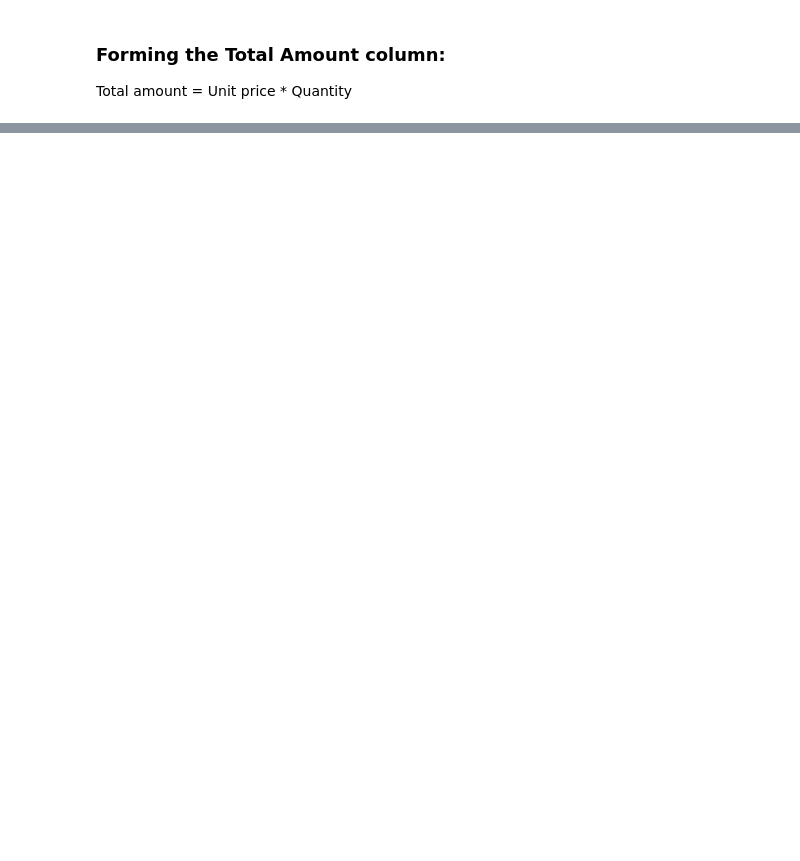
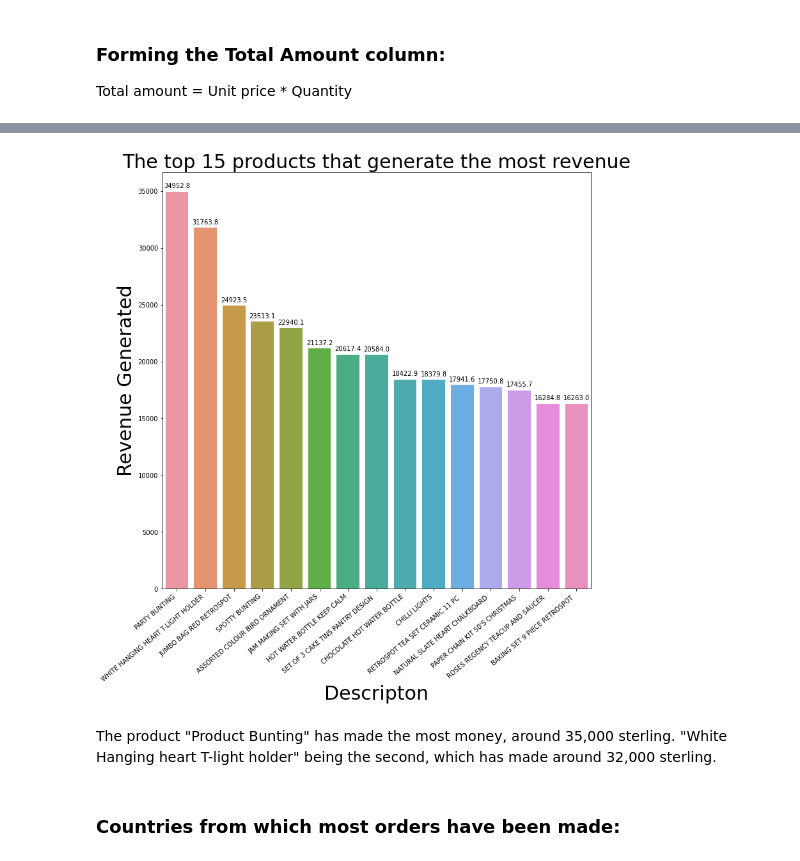
Before and after one commit to Syed-Adnan-S/Online-Retail-Customer-Segmentation, a Jupyter notebook: Online_Retail_Customer_Segmentation_Capstone_Project.ipynb, the cells around one changed output, grey strips where cells are left out. Saved outputs shown, nothing was run; the diff lists cells and outputs as text; code cells hidden in the pictures; blank space fills up the shorter version.

```diff
--- a/Online_Retail_Customer_Segmentation_Capstone_Project.ipynb
+++ b/Online_Retail_Customer_Segmentation_Capstone_Project.ipynb
@@ -337,0 +443,3 @@ Total amount = Unit price * Quantity
+# %%
+top_15_pro_money = cs_df.groupby('Description')['total_amount'].sum().reset_index().sort_values(by='total_amount',ascending=False)[0:15]
+top_15_pro_money
@@ -337,0 +463,21 @@ Total amount = Unit price * Quantity
+# %%
+#Plotting the dataframe for the products with most quantity ordered
+plt.figure(figsize=(12,12))
+ax = sns.barplot(data=top_15_pro_money,x='Description',y='total_amount')
+for a in ax.patches:
+    ax.annotate(format(a.get_height(), '.1f'),
+                   (a.get_x() + a.get_width() / 2., a.get_height()),
+                   ha = 'center', va = 'center',
+                   xytext = (0, 9),
+                   textcoords = 'offset points')
+ax.set_xticklabels(ax.get_xticklabels(),rotation=40,ha='right')
+plt.title("The top 15 products that generate the most revenue",size=30)
+plt.xlabel('Descripton',size=30)
+plt.ylabel('Revenue Generated',size=30)
+plt.show()
+# %% [output]
+[figure, added]
+# %% [markdown]
+The product "Product Bunting" has made the most money, around 35,000 sterling. "White Hanging heart T-light holder" being the second, which has made around 32,000 sterling.
+# %% [markdown]
+### <b>Countries from which most orders have been made:</b>
```
Also changed, not shown: parts of 28 cells of this notebook.
